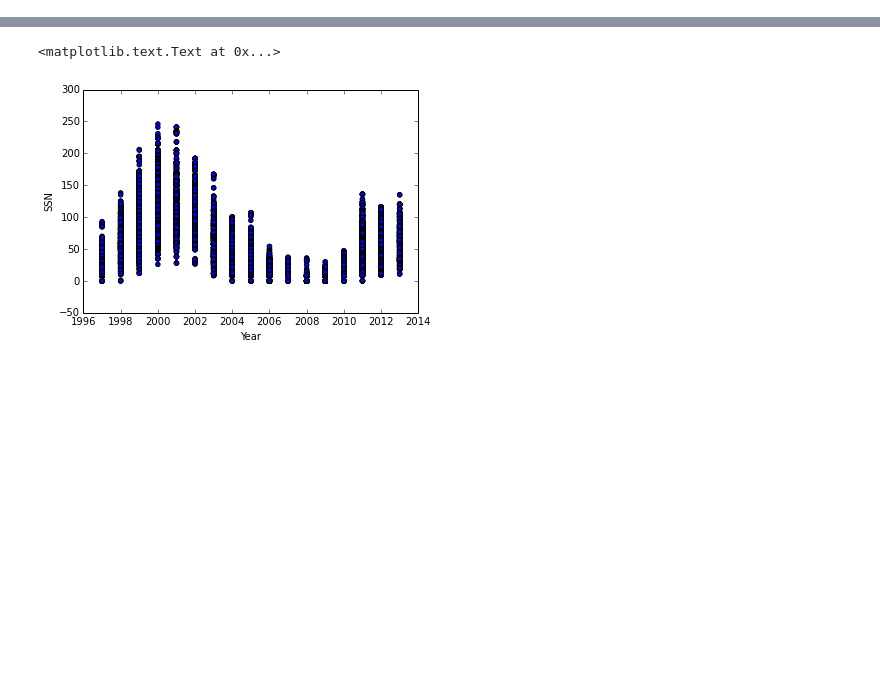
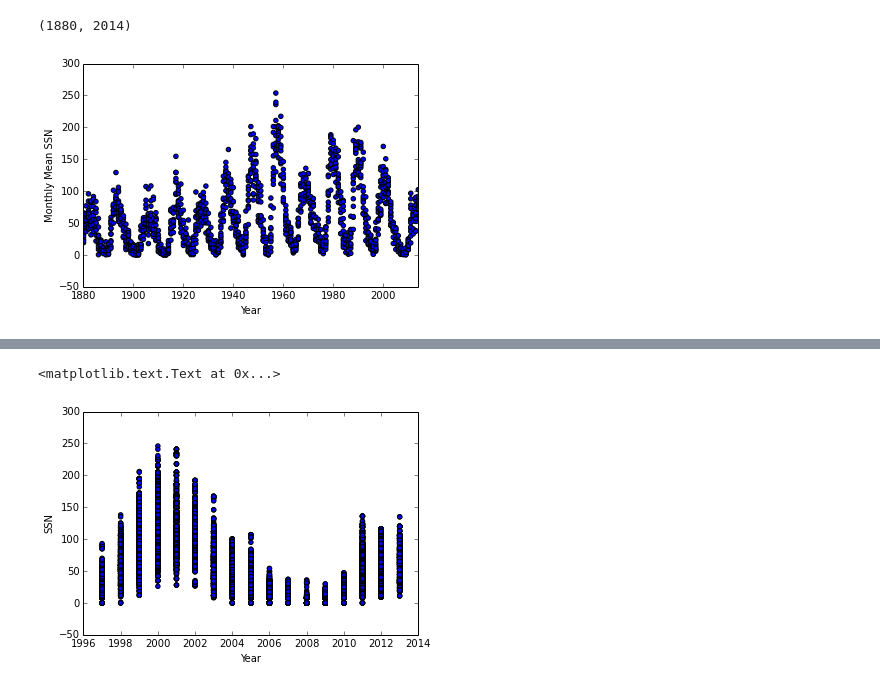
Before and after one commit to dinob0t/ga_project_final, a Jupyter notebook: cmes.ipynb, the cells around one changed output, grey strips where cells are left out. Cells and saved outputs as stored; diff of their text form; code cells hidden in the pictures; blank space fills up the shorter version.

```diff
--- a/cmes.ipynb
+++ b/cmes.ipynb
@@ -59,3 +59,13 @@ for feature in df_ssn.columns:
 # Sort all on year -> month->day
 df_ssn = df_ssn.sort(columns=['year','month','day'])
 df_cmes = df_cmes.sort(columns=['year','month','day'])
+# %%
+# Checkout the solar cycle(s)! This cycle is an open question of the solar dynamo
+group_ym = df_ssn.groupby(['year','month'])
+plt.scatter(group_ym['year'].median(),group_ym['ssn'].mean().values)
+plt.xlabel('Year')
+plt.ylabel('Monthly Mean SSN')
+plt.xlim((1880,2014))
+# %% [output]
+(1880, 2014)
+[figure, added]
```
Also changed, not shown: parts of 14 cells of this notebook, 2 other files.
